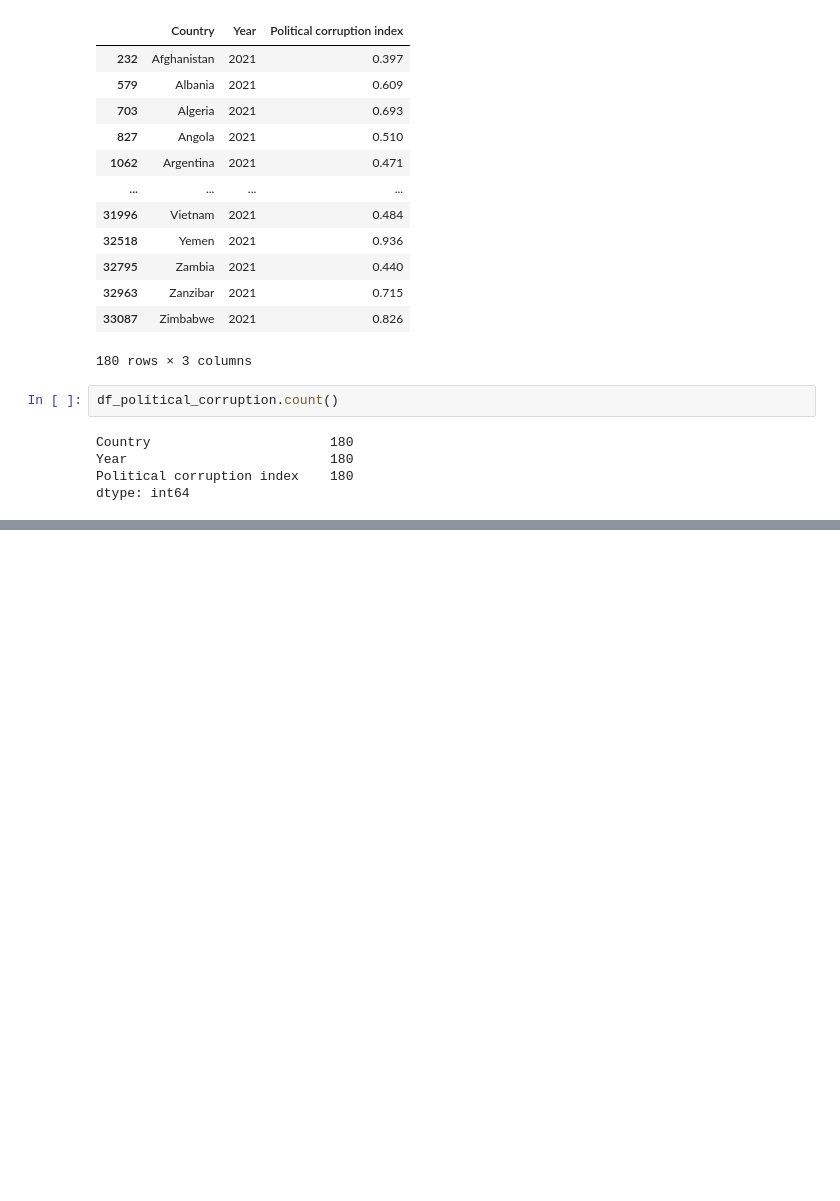
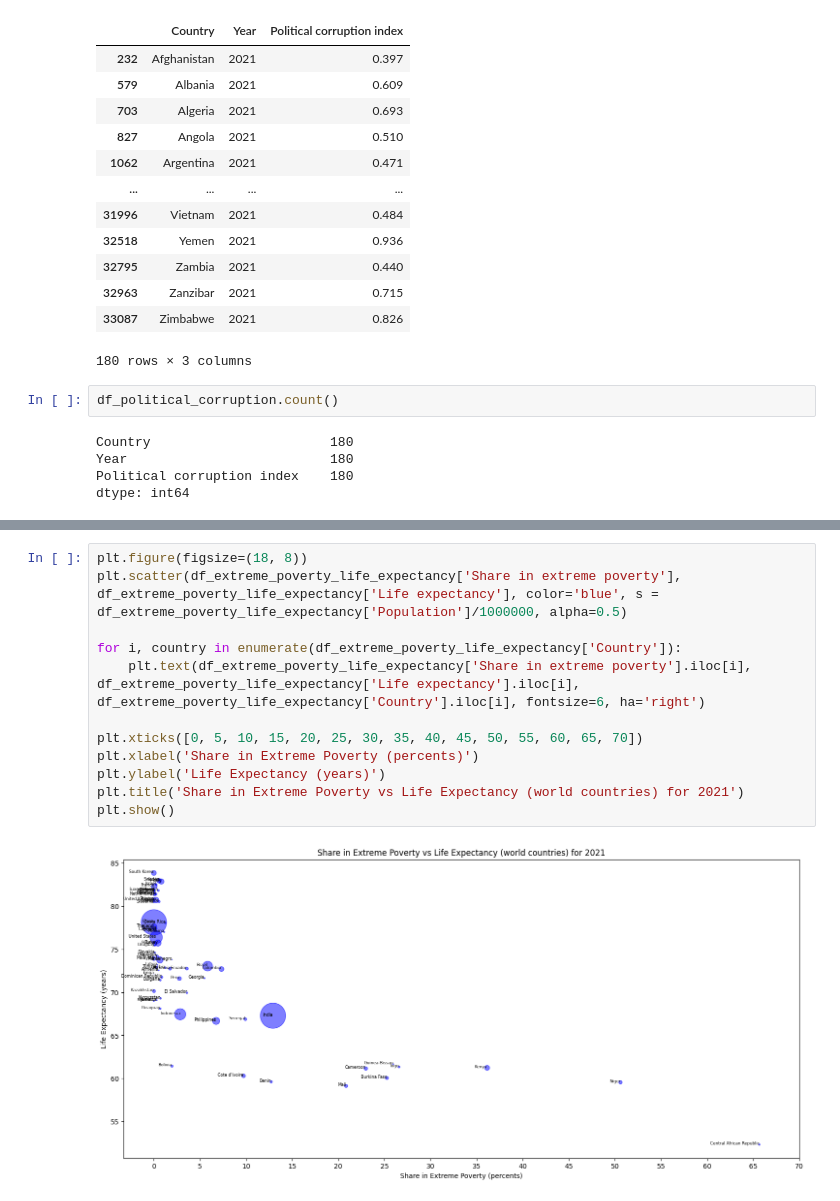
Before and after one commit to sdvelev/Introduction-To-Data-Science-And-AI, a Jupyter notebook: 05-data-science-revision/assignment-5-Stefan-Velev.ipynb, the cells around one changed output, grey strips where cells are left out. Saved outputs shown, nothing was run; the diff lists cells and outputs as text; blank space fills up the shorter version.

```diff
--- a/05-data-science-revision/assignment-5-Stefan-Velev.ipynb
+++ b/05-data-science-revision/assignment-5-Stefan-Velev.ipynb
@@ -316,0 +360,14 @@ dtype: int64
+# %%
+plt.figure(figsize=(18, 8))
+plt.scatter(df_extreme_poverty_life_expectancy['Share in extreme poverty'], df_extreme_poverty_life_expectancy['Life expectancy'], color='blue', s = df_extreme_poverty_life_expectancy['Population']/1000000, alpha=0.5)
+
+for i, country in enumerate(df_extreme_poverty_life_expectancy['Country']):
+    plt.text(df_extreme_poverty_life_expectancy['Share in extreme poverty'].iloc[i], df_extreme_poverty_life_expectancy['Life expectancy'].iloc[i], df_extreme_poverty_life_expectancy['Country'].iloc[i], fontsize=6, ha='right')
+
+plt.xticks([0, 5, 10, 15, 20, 25, 30, 35, 40, 45, 50, 55, 60, 65, 70])
+plt.xlabel('Share in Extreme Poverty (percents)')
+plt.ylabel('Life Expectancy (years)')
+plt.title('Share in Extreme Poverty vs Life Expectancy (world countries) for 2021')
+plt.show()
+# %% [output]
+[figure, added]
```
Also changed, not shown: parts of 23 cells of this notebook.
